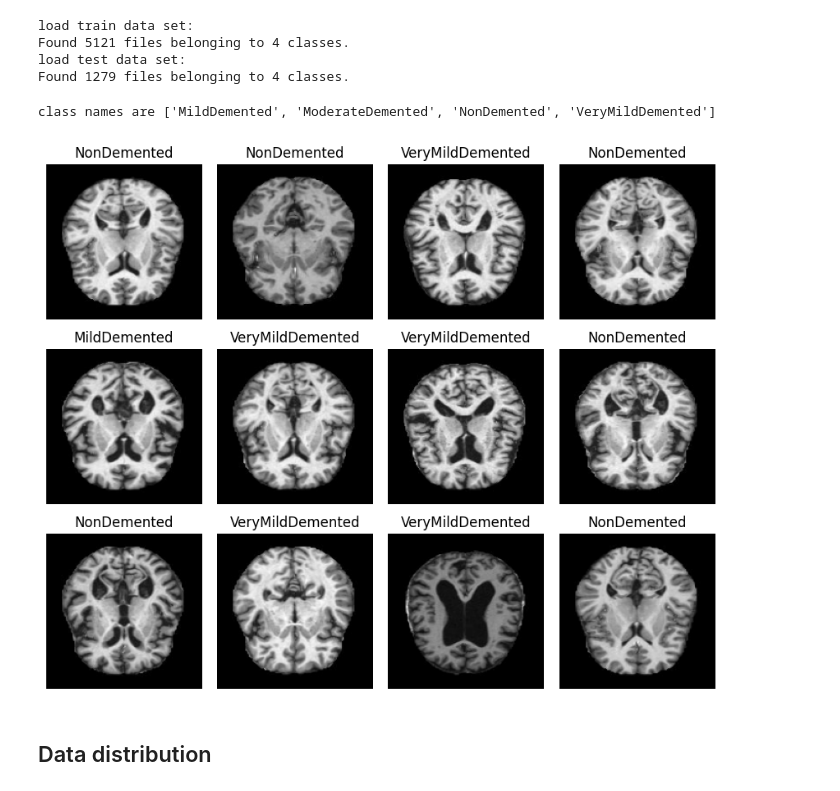
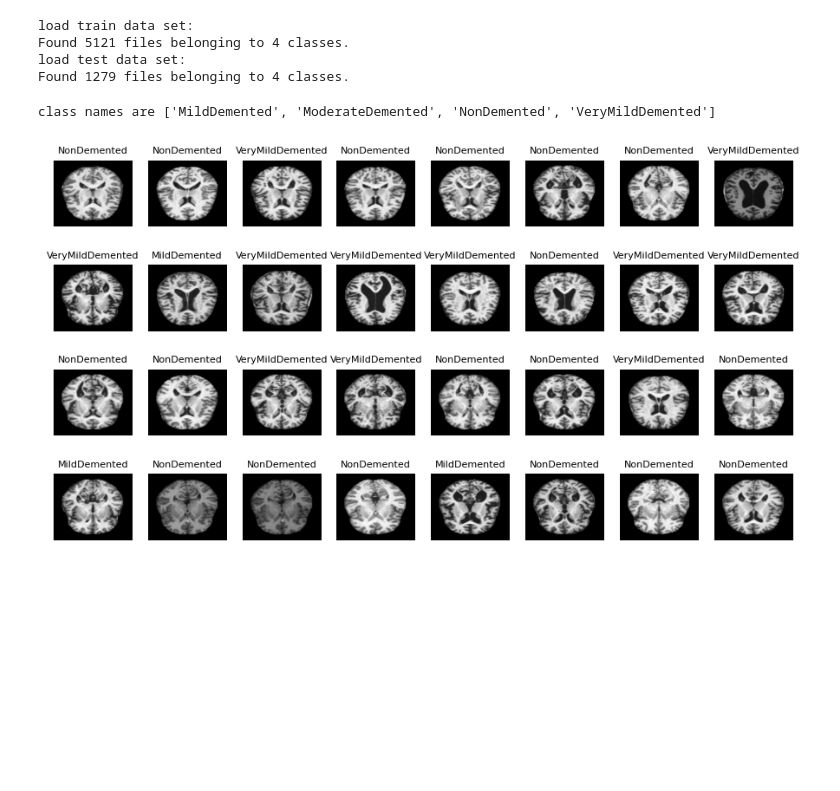
Before and after one commit to rfjd/Machine-Learning, a Jupyter notebook: Alzheimer/alzheimer.ipynb, the cells around one changed output. Cells and saved outputs as stored; diff of their text form; code cells hidden in the pictures; blank space fills up the shorter version.

```diff
--- a/Alzheimer/alzheimer.ipynb
+++ b/Alzheimer/alzheimer.ipynb
@@ -13,18 +13,20 @@ tfl = tf.keras.layers
 We use [image_dataset_from_directory](https://www.tensorflow.org/api_docs/python/tf/keras/utils/image_dataset_from_directory) from tensorflow.keras.preprocessing to do this task.
 # %%
 BATCH_SIZE = 32
-IMG_SIZE = (160, 160)
+IMG_SIZE = (176, 208)
 print("load train data set:")
 train_ds = image_dataset_from_directory("Alzheimer_Dataset/train",
                                         shuffle=True,
                                         batch_size=BATCH_SIZE,
                                         image_size=IMG_SIZE,
+                                        color_mode="grayscale",
                                         seed=0)
 print("load test data set:")
 test_ds = image_dataset_from_directory("Alzheimer_Dataset/test",
                                         shuffle=True,
                                         batch_size=BATCH_SIZE,
                                         image_size=IMG_SIZE,
+                                        color_mode="grayscale",
                                         seed=0)
 # %% [output]
 load train data set:
@@ -34,23 +36,21 @@ Found 1279 files belonging to 4 classes.
 # %%
 class_names = train_ds.class_names
 print(f"class names are {class_names}")
-fig, ax = plt.subplots(nrows=3, ncols=4, figsize=(10.5, 8.5))
-fig.subplots_adjust(wspace=0.1, hspace=0.1)
+fig, ax = plt.subplots(nrows=4, ncols=8, figsize=(11, 6))
+fig.subplots_adjust(wspace=0.2, hspace=0.2)
 
 images, labels = next(iter(train_ds))
-for i in range(12):
+for i in range(32):
     a = ax.flat[i]
-    a.imshow(images[i].numpy().astype("uint8"))
-    a.set_title(class_names[labels[i]])
+    a.imshow(images[i].numpy().astype("uint8"), cmap='gray')
+    a.set_title(class_names[labels[i]],fontsize = 8)
     a.set_axis_off()
 
 plt.show()
 # %% [output]
 class names are ['MildDemented', 'ModerateDemented', 'NonDemented', 'VeryMildDemented']
-[figure, old version]
+[figure, new version]
 # %%
 # prefetch the training data
 # see the corresponding documentation link at https://www.tensorflow.org/guide/data_performance for detail.
 train_ds = train_ds.prefetch(buffer_size=tf.data.experimental.AUTOTUNE)
-# %% [markdown]
-## Data distribution
```
Also changed, not shown: parts of 13 cells of this notebook, 1 other file.
